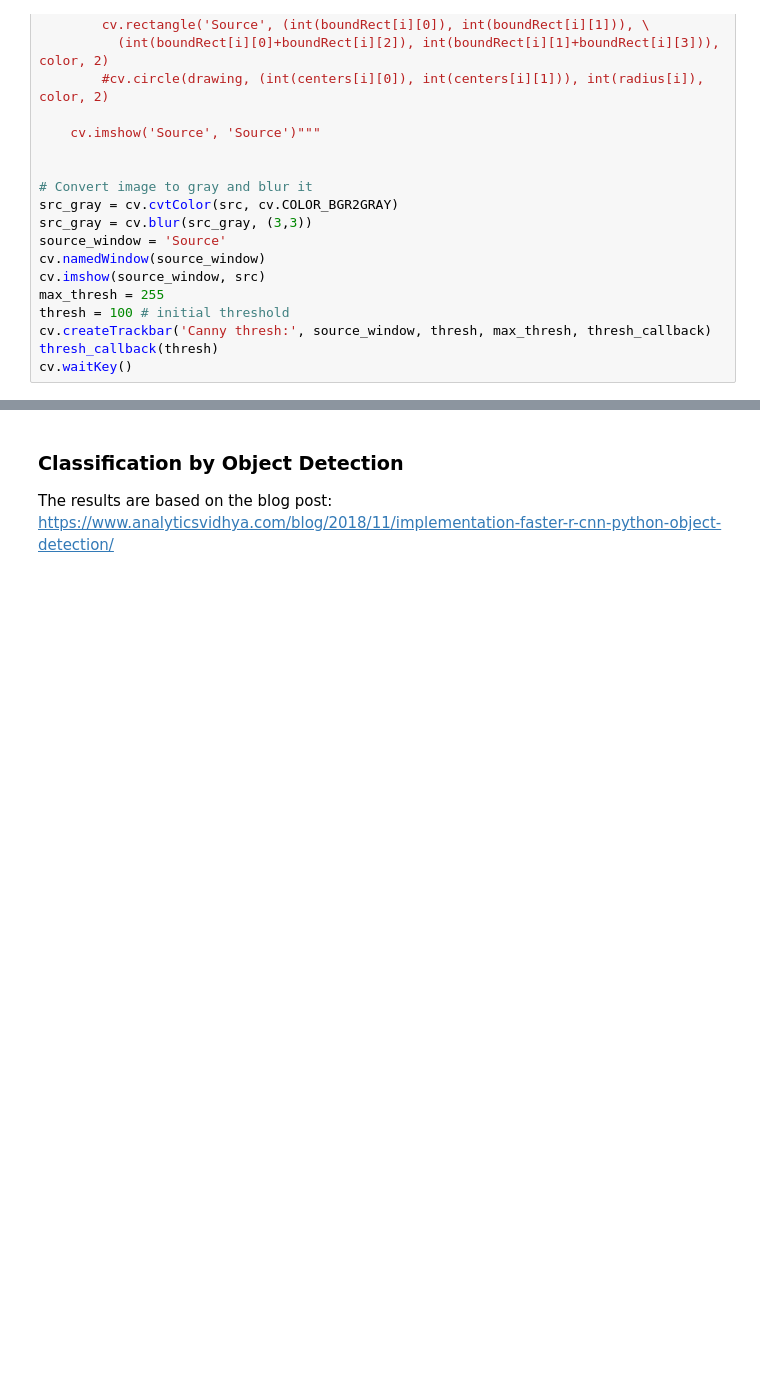
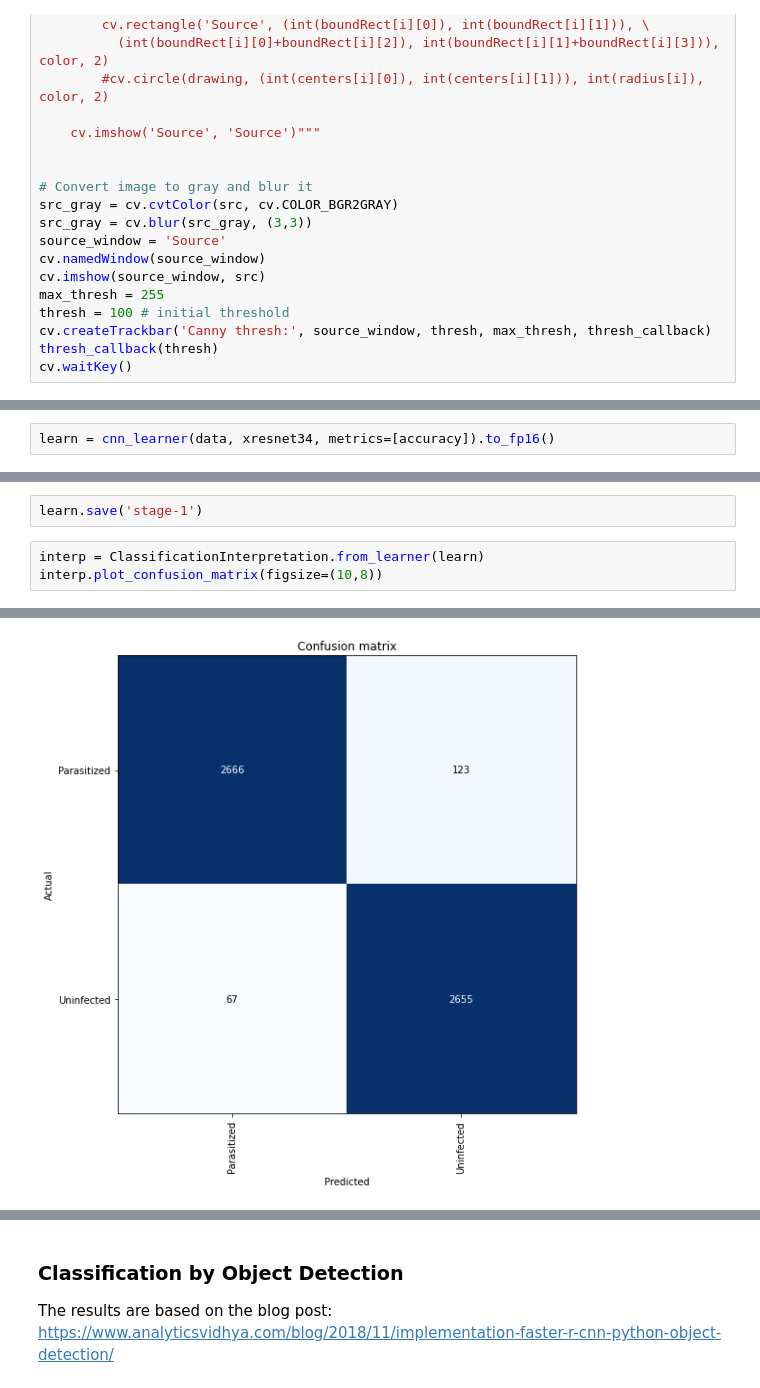
Before and after one commit to fensterheim/OpenUDataScienceProj, a Jupyter notebook: Project/proposal/Project Proposal.ipynb, the cells around one changed output, grey strips where cells are left out. Drawn from its saved outputs; the diff is of its cells as text; blank space fills up the shorter version.

```diff
--- a/Project/proposal/Project Proposal.ipynb
+++ b/Project/proposal/Project Proposal.ipynb
@@ -298,0 +340,2 @@ cv.waitKey()
+# %%
+learn = cnn_learner(data, xresnet34, metrics=[accuracy]).to_fp16()
@@ -298,0 +366,6 @@ cv.waitKey()
+# %%
+learn.save('stage-1')
+# %%
+interp = ClassificationInterpretation.from_learner(learn)
+interp.plot_confusion_matrix(figsize=(10,8))
+# %% [output]
@@ -298,0 +373 @@ cv.waitKey()
+[figure, added]
```
Also changed, not shown: parts of 15 cells of this notebook.
